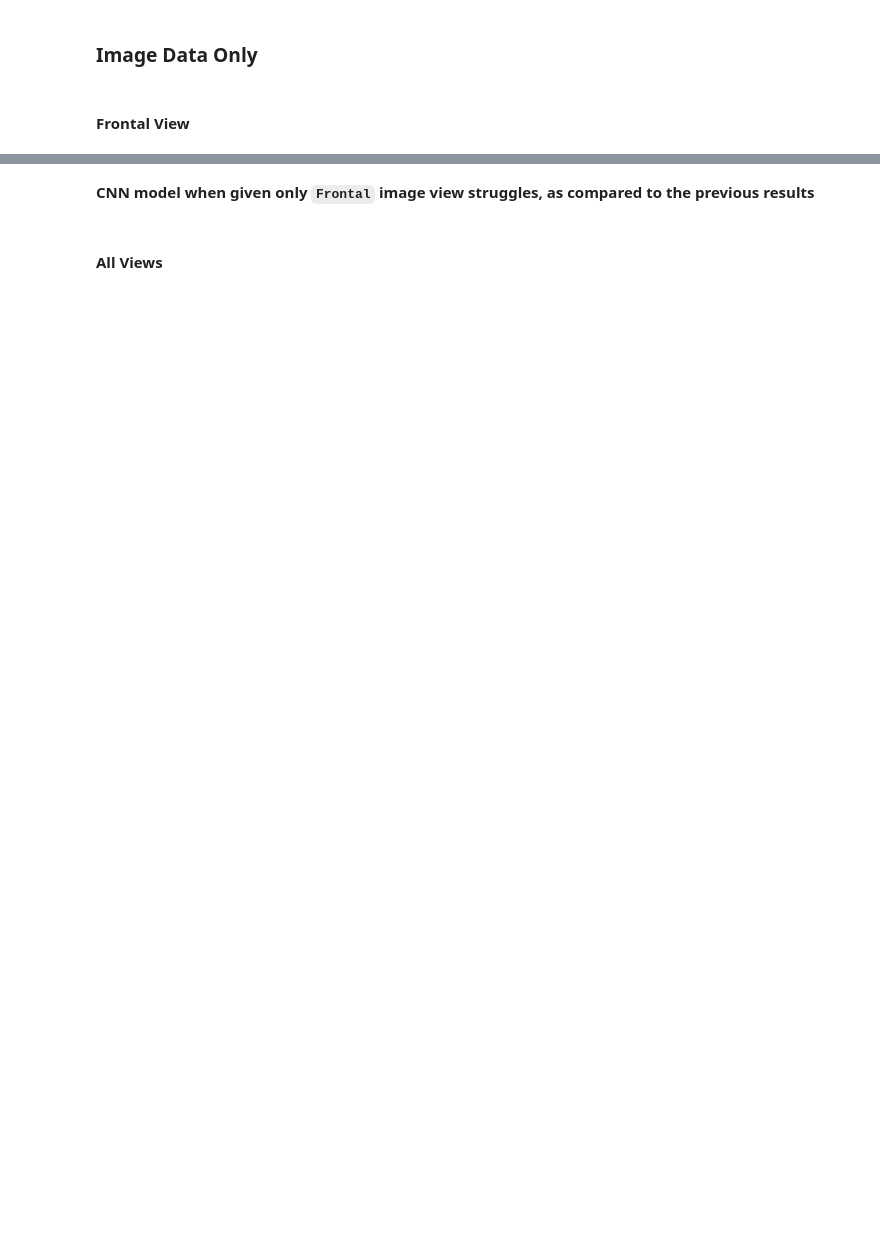
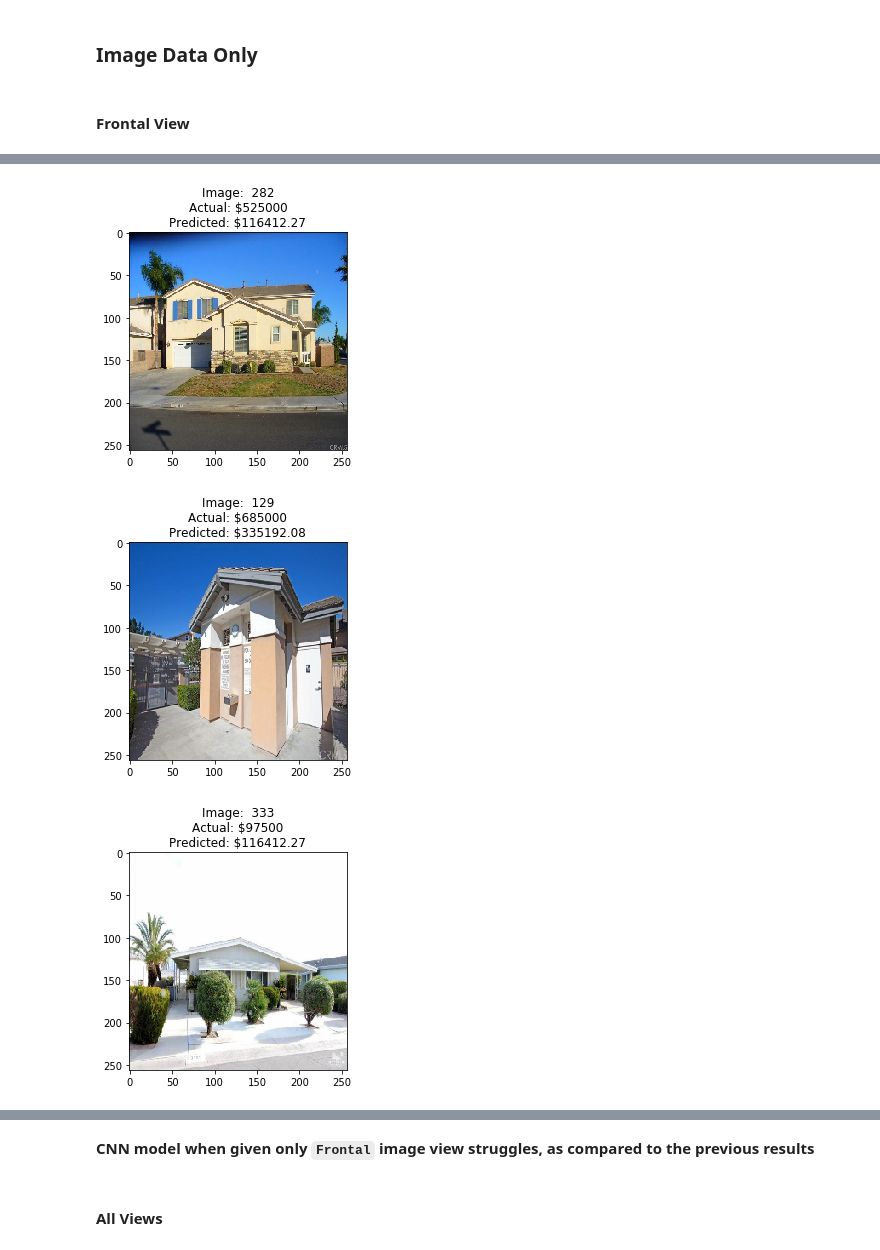
Before and after one commit to adimyth/datascience_stuff, a Jupyter notebook: tensorflow/mixed_data_input_regression_output.ipynb, the cells around one changed output, grey strips where cells are left out. Cells and saved outputs as stored; diff of their text form; code cells hidden in the pictures; blank space fills up the shorter version.

```diff
--- a/tensorflow/mixed_data_input_regression_output.ipynb
+++ b/tensorflow/mixed_data_input_regression_output.ipynb
@@ -63,15 +87,23 @@ def tabular_model(dim):
   return model
 # %%
 # returns a cnn without regression unit
-def cnn_model(width, height, depth, filters=(16, 32, 64), regress=False, activation=None):
-  inputShape = (height, width, depth)
-  inputs = tf.keras.layers.Input(shape=inputShape)
-  x = inputs
-  for (i, f) in enumerate(filters):
-    x = tf.keras.layers.Conv2D(f, (3, 3), padding="same")(x)
-    x = tf.keras.layers.Activation("relu")(x)
-    x = tf.keras.layers.BatchNormalization()(x)
-    x = tf.keras.layers.MaxPooling2D(pool_size=(2, 2))(x)
+def cnn_model(width, height, depth, filters=(16, 32, 64)):
+  inputs = tf.keras.layers.Input(shape=(height, width, depth))
+  x = tf.keras.layers.Conv2D(16, (3, 3), padding="same")(inputs)
+  x = tf.keras.layers.Activation("relu")(x)
+  x = tf.keras.layers.BatchNormalization()(x)
+  x = tf.keras.layers.MaxPooling2D(pool_size=(2, 2))(x)
+
+  x = tf.keras.layers.Conv2D(32, (3, 3), padding="same")(x)
+  x = tf.keras.layers.Activation("relu")(x)
+  x = tf.keras.layers.BatchNormalization()(x)
+  x = tf.keras.layers.MaxPooling2D(pool_size=(2, 2))(x)
+
+  x = tf.keras.layers.Conv2D(64, (3, 3), padding="same")(x)
+  x = tf.keras.layers.Activation("relu")(x)
+  x = tf.keras.layers.BatchNormalization()(x)
+  x = tf.keras.layers.MaxPooling2D(pool_size=(2, 2))(x)
+
   x = tf.keras.layers.Flatten()(x)
   x = tf.keras.layers.Dense(16)(x)
   x = tf.keras.layers.Activation("relu")(x)
@@ -332,7 +366,13 @@ def create_cnn(width, height, depth, regress=False, activation=None):
   x = tf.keras.layers.BatchNormalization()(x)
   x = tf.keras.layers.MaxPooling2D(pool_size=(2, 2))(x)
 
+  x = tf.keras.layers.Conv2D(128, (3, 3), padding="same")(x)
+  x = tf.keras.layers.Activation("relu")(x)
+  x = tf.keras.layers.BatchNormalization()(x)
+  x = tf.keras.layers.MaxPooling2D(pool_size=(2, 2))(x)
+
   x = tf.keras.layers.Flatten()(x)
+  x = tf.keras.layers.Dense(32)(x)
   x = tf.keras.layers.Dense(16)(x)
   x = tf.keras.layers.Activation("relu")(x)
   x = tf.keras.layers.BatchNormalization()(x)
@@ -377 +417,10 @@ Epoch 30/30
 <tensorflow.python.keras.callbacks.History at 0x...>
+# %%
+preds = cnn_model.predict(images_data)
+predictions = preds*tabular_data['price'].max()
+# %%
+plot_random_images(predictions, target, frontal_data)
+# %% [output]
+[figure, added]
+[figure, added]
+[figure, added]
```
Also changed, not shown: parts of 13 cells of this notebook.
